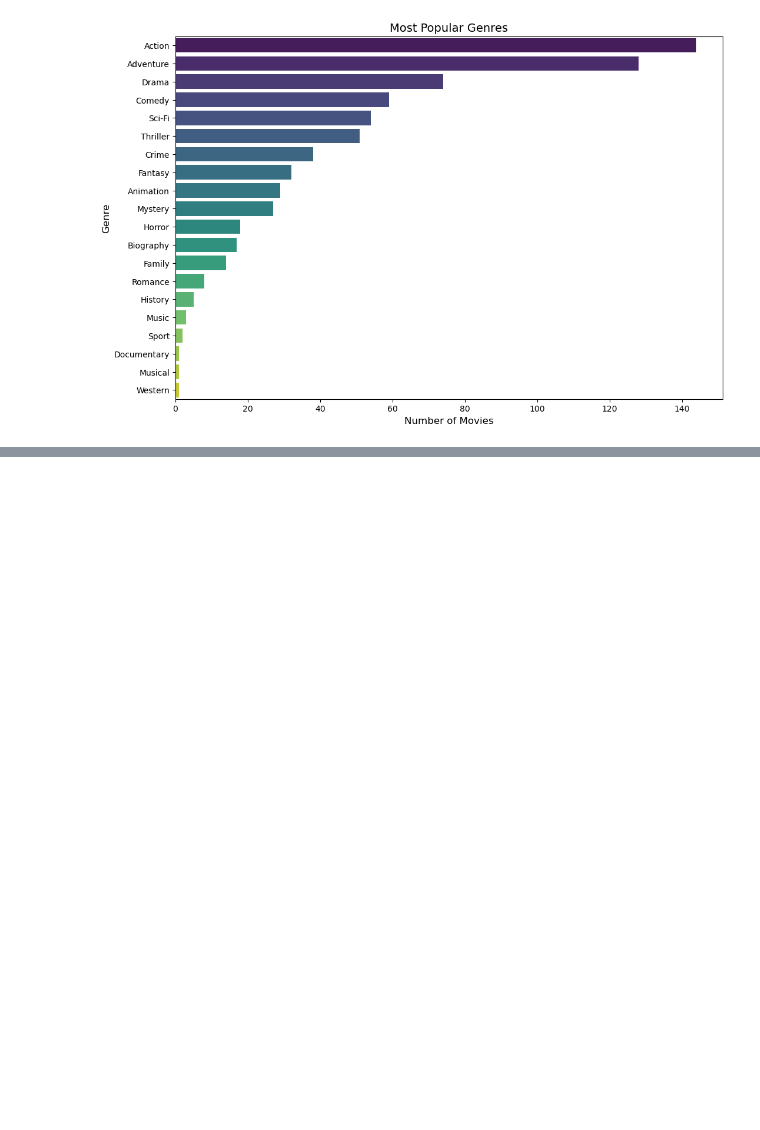
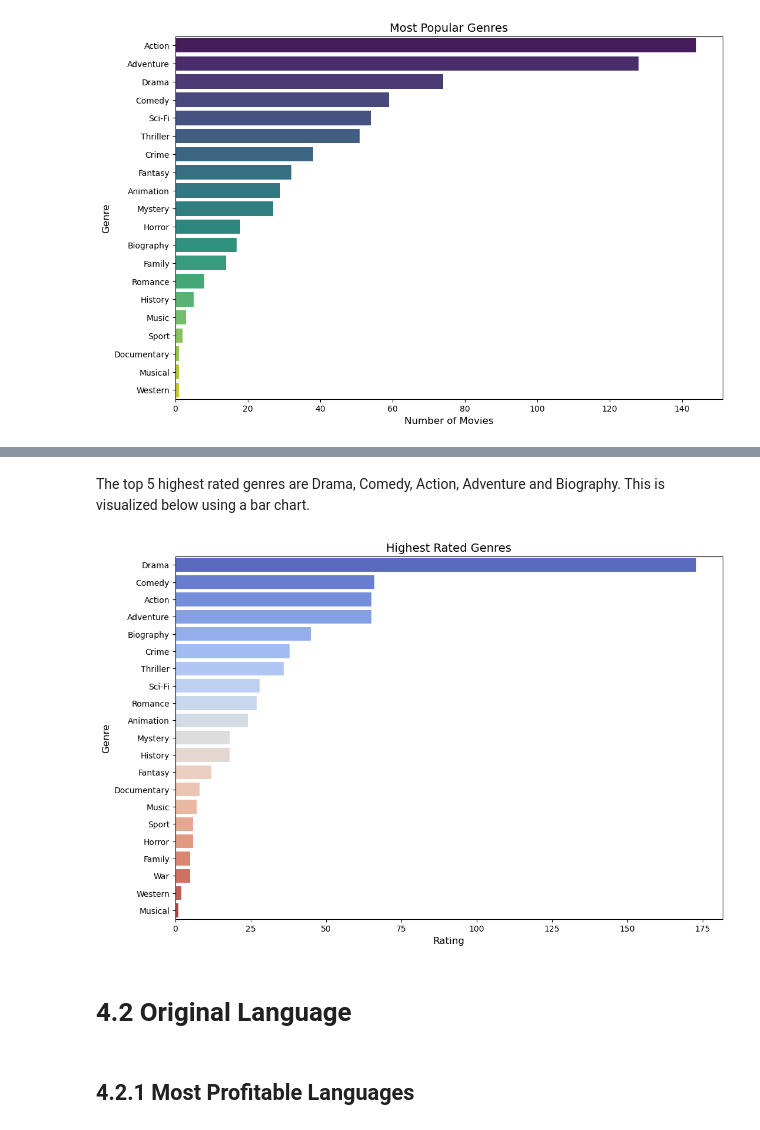
Before and after one commit to Deborah-Okeyo/group-eight-project, a Jupyter notebook: index.ipynb, the cells around one changed output, grey strips where cells are left out. Saved outputs shown, nothing was run; the diff lists cells and outputs as text; code cells hidden in the pictures; blank space fills up the shorter version.

```diff
--- a/index.ipynb
+++ b/index.ipynb
@@ -927,0 +967,56 @@ plt.show()
+# %% [markdown]
+The top 5 highest rated genres are Drama, Comedy, Action, Adventure and Biography. This is visualized below using a bar chart.
+# %%
+
+
+# Data preparation
+data = [
+    ('Drama', 173),
+    ('Comedy', 66),
+    ('Action', 65),
+    ('Adventure', 65),
+    ('Biography', 45),
+    ('Crime', 38),
+    ('Thriller', 36),
+    ('Sci-Fi', 28),
+    ('Romance', 27),
+    ('Animation', 24),
+    ('History', 18),
+    ('Mystery', 18),
+    ('Fantasy', 12),
+    ('Documentary', 8),
+    ('Music', 7),
+    ('Sport', 6),
+    ('Horror', 6),
+    ('Family', 5),
+    ('War', 5),
+    ('Western', 2),
+    ('Musical', 1)
+]
+
+# Convert data into DataFrame
+df = pd.DataFrame(data, columns=['Genre', 'Rating'])
+
+# Sort DataFrame by Rating in descending order
+df = df.sort_values(by='Rating', ascending=False)
+
+# Plot creation
+fig, ax = plt.subplots(figsize=(12, 8))
+sns.barplot(x='Rating', y='Genre', data=df, ax=ax, palette='coolwarm')
+
+# Customizing the plot
+ax.set_title('Highest Rated Genres', fontsize=14)
+ax.set_xlabel("Rating", fontsize=12)
+ax.set_ylabel("Genre", fontsize=12)
+
+# Save the plot
+fig.savefig('Highest_Rated_Genres.png')
+
+# Show the plot
+plt.show()
+# %% [output]
+[figure, added]
+# %% [markdown]
+# 4.2 Original Language
+# %% [markdown]
+## 4.2.1 Most Profitable Languages
```
Also changed, not shown: parts of 33 cells of this notebook.
